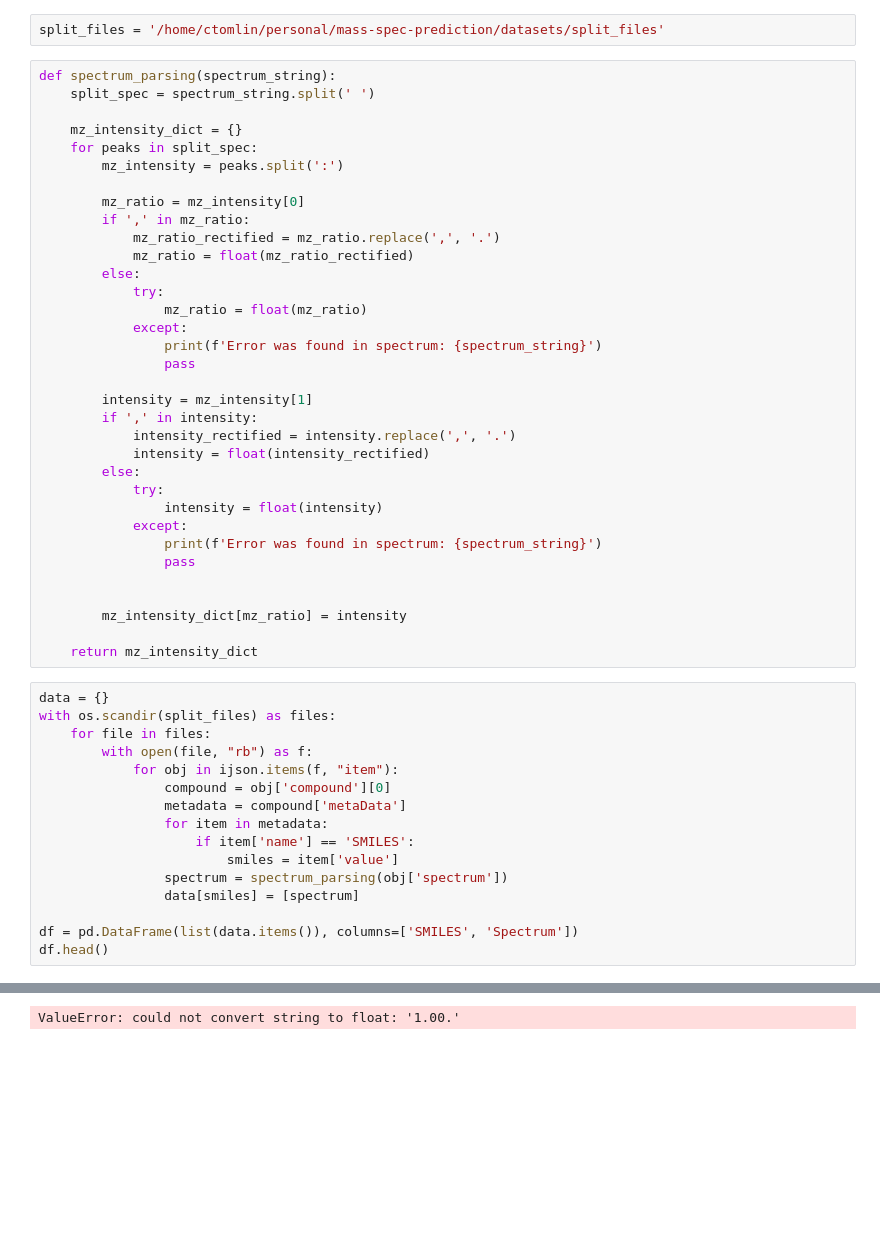
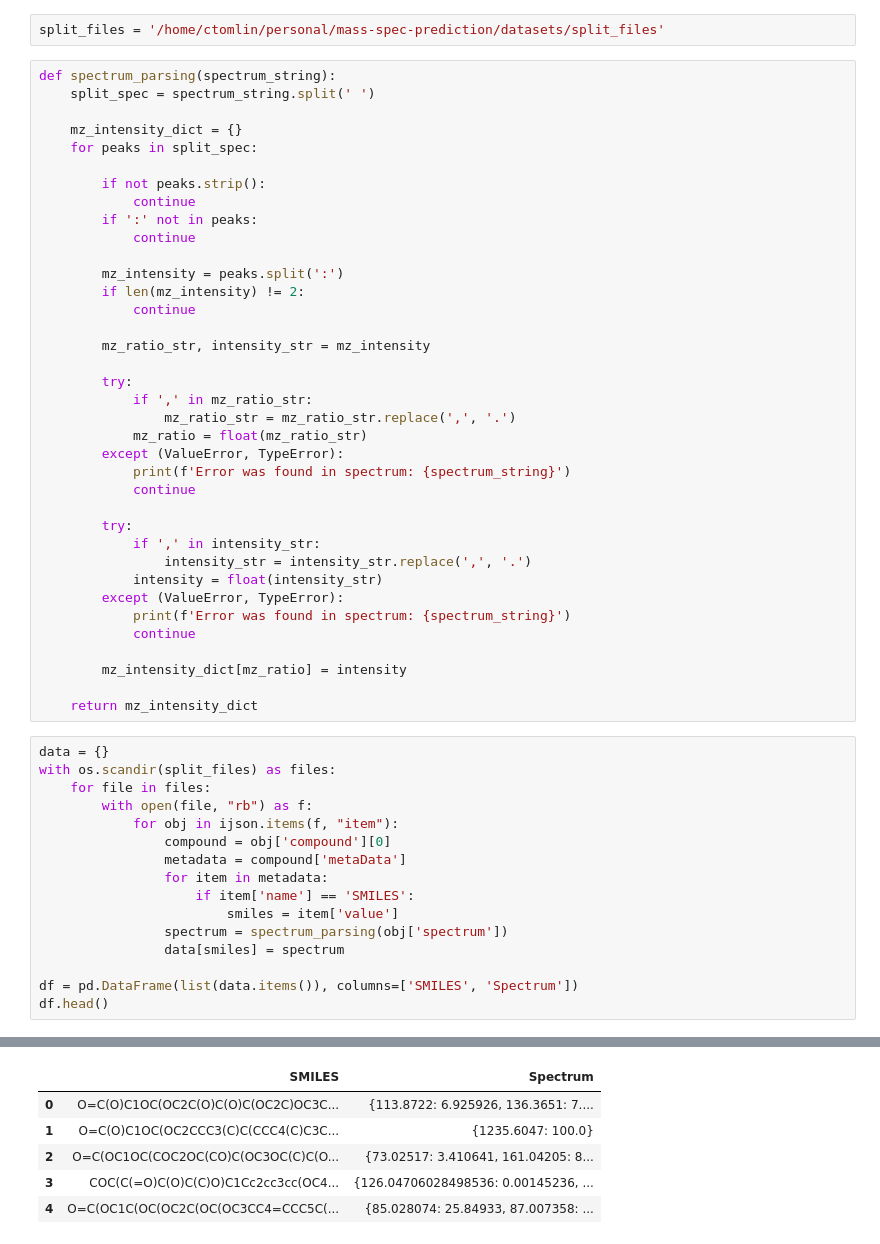
Before and after one commit to ctomlin7/mass-spec-prediction, a Jupyter notebook: eda/json_parsing.ipynb, the cells around one changed output, grey strips where cells are left out. Cells and saved outputs as stored; diff of their text form; blank space fills up the shorter version.

Commit message:
fixed issue where errored spectra were causing parsing to fail

```diff
--- a/eda/json_parsing.ipynb
+++ b/eda/json_parsing.ipynb
@@ -69,30 +58,33 @@ def spectrum_parsing(spectrum_string):
 
     mz_intensity_dict = {}
     for peaks in split_spec:
+
+        if not peaks.strip():
+            continue
+        if ':' not in peaks:
+            continue
+
         mz_intensity = peaks.split(':')
+        if len(mz_intensity) != 2:
+            continue
 
-        mz_ratio = mz_intensity[0]
-        if ',' in mz_ratio:
-            mz_ratio_rectified = mz_ratio.replace(',', '.')
-            mz_ratio = float(mz_ratio_rectified)
-        else:
-            try:
-                mz_ratio = float(mz_ratio)
-            except:
-                print(f'Error was found in spectrum: {spectrum_string}')
-                pass
+        mz_ratio_str, intensity_str = mz_intensity
 
-        intensity = mz_intensity[1]
-        if ',' in intensity:
-            intensity_rectified = intensity.replace(',', '.')
-            intensity = float(intensity_rectified)
-        else:
-            try:
-                intensity = float(intensity)
-            except:
-                print(f'Error was found in spectrum: {spectrum_string}')
-                pass
+        try:
+            if ',' in mz_ratio_str:
+                mz_ratio_str = mz_ratio_str.replace(',', '.')
+            mz_ratio = float(mz_ratio_str)
+        except (ValueError, TypeError):
+            print(f'Error was found in spectrum: {spectrum_string}')
+            continue
 
+        try:
+            if ',' in intensity_str:
+                intensity_str = intensity_str.replace(',', '.')
+            intensity = float(intensity_str)
+        except (ValueError, TypeError):
+            print(f'Error was found in spectrum: {spectrum_string}')
+            continue
 
         mz_intensity_dict[mz_ratio] = intensity
 
@@ -109,7 +101,7 @@ with os.scandir(split_files) as files:
                     if item['name'] == 'SMILES':
                         smiles = item['value']
                 spectrum = spectrum_parsing(obj['spectrum'])
-                data[smiles] = [spectrum]
+                data[smiles] = spectrum
 
 df = pd.DataFrame(list(data.items()), columns=['SMILES', 'Spectrum'])
 df.head()
@@ -136,3 +123,8 @@ Error was found in spectrum: SPECTRUM:- MS:ba13-1.raw FTMS:- p:ESI Full:ms [100.
-ValueError: could not convert string to float: '1.00.'
+|  | SMILES | Spectrum |
+| 0 | O=C(O)C1OC(OC2C(O)C(O)C(OC2C)OC3C... | {113.8722: 6.925926, 136.3651: 7.... |
+| 1 | O=C(O)C1OC(OC2CCC3(C)C(CCC4(C)C3C... | {1235.6047: 100.0} |
+| 2 | O=C(OC1OC(COC2OC(CO)C(OC3OC(C)C(O... | {73.02517: 3.410641, 161.04205: 8... |
+| 3 | COC(C(=O)C(O)C(C)O)C1Cc2cc3cc(OC4... | {126.04706028498536: 0.00145236, ... |
+| 4 | O=C(OC1C(OC(OC2C(OC(OC3CC4=CCC5C(... | {85.028074: 25.84933, 87.007358: ... |
 # %%
 df
```
Also changed, not shown: parts of 3 cells of this notebook.
